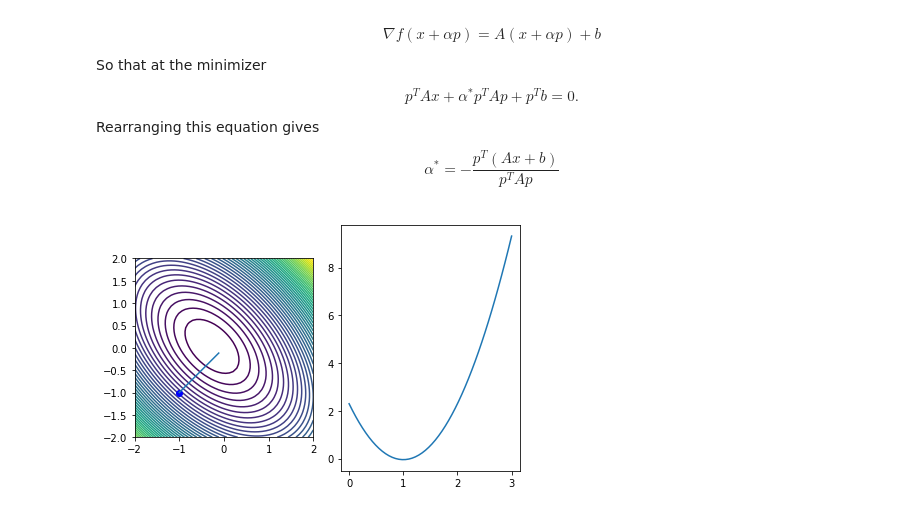
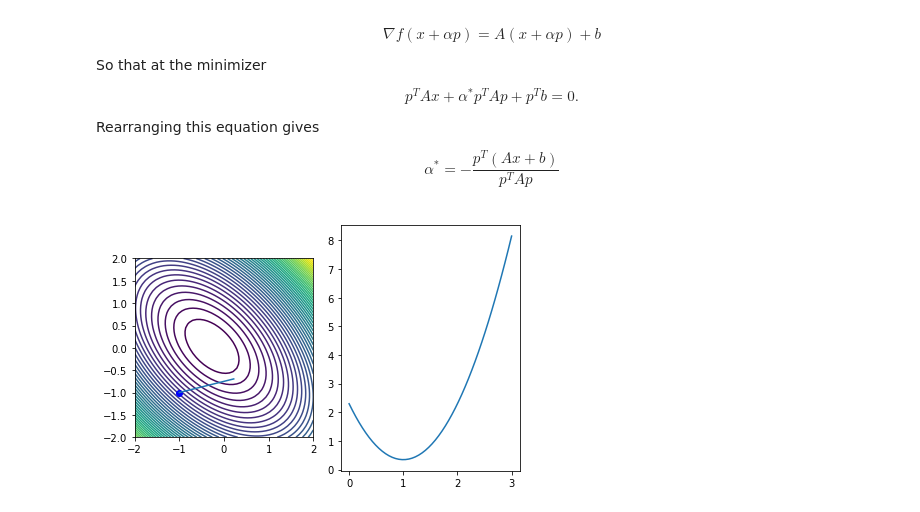
Before and after one commit to gjkennedy/ae6310, a Jupyter notebook: Line Search Methods.ipynb, the cells around one changed output. Drawn from its saved outputs; the diff is of its cells as text; code cells hidden in the pictures.

```diff
--- a/Line Search Methods.ipynb
+++ b/Line Search Methods.ipynb
@@ -114,17 +114,17 @@ Rearranging this equation gives
 # %%
 b = np.array([0.5, 0.2])
 A = np.array([[2, 1], [1, 2]])
 
 def fquad(x):
     return 0.5*np.dot(x, np.dot(A, x)) + np.dot(b, x)
 
 x0 = np.array([-1, -1])
-p0 = np.array([1, 1])
+p0 = np.array([1, 0.25])
 
 alph = - np.dot(p0, np.dot(A, x0) + b)/np.dot(p0, np.dot(A, p0))
 
 # Plot the merit function with the line search direction normalized
 dirs = [p0*alph]
 merit_func_plot(fquad, x0, dirs)
 # %% [output]
-[figure, old version]
+[figure, new version]
```
Also changed, not shown: parts of 1 cell of this notebook.
